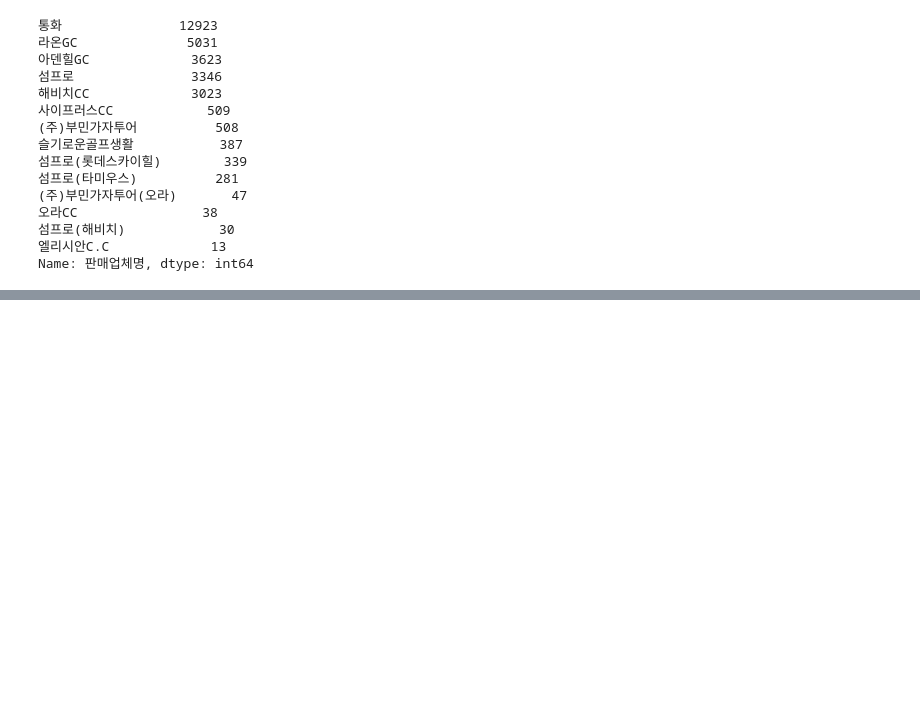
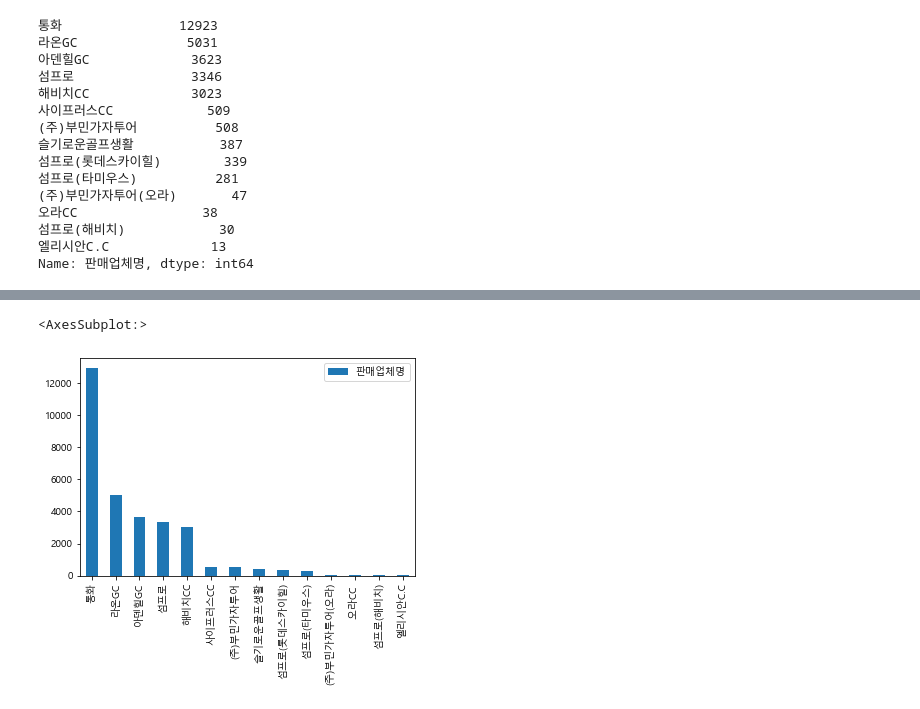
Before and after one commit to minwooking/Next_Ez_Training, a Jupyter notebook: golf2.ipynb, the cells around one changed output, grey strips where cells are left out. Cells and saved outputs as stored; diff of their text form; code cells hidden in the pictures; blank space fills up the shorter version.

```diff
--- a/golf2.ipynb
+++ b/golf2.ipynb
@@ -130 +220,6 @@ Name: 골프장명, dtype: int64
+# %%
+pd.DataFrame(df.판매업체명.value_counts()).plot.bar()
+# %% [output]
+<AxesSubplot:>
+[figure, added]
 # %%
```
Also changed, not shown: parts of 24 cells of this notebook, 2 other files.
